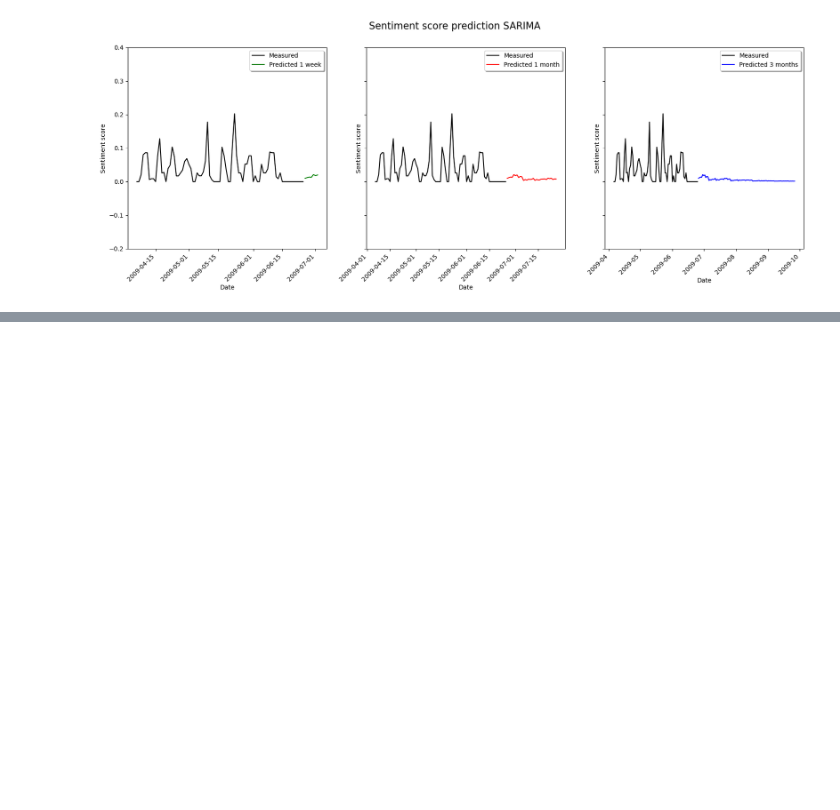
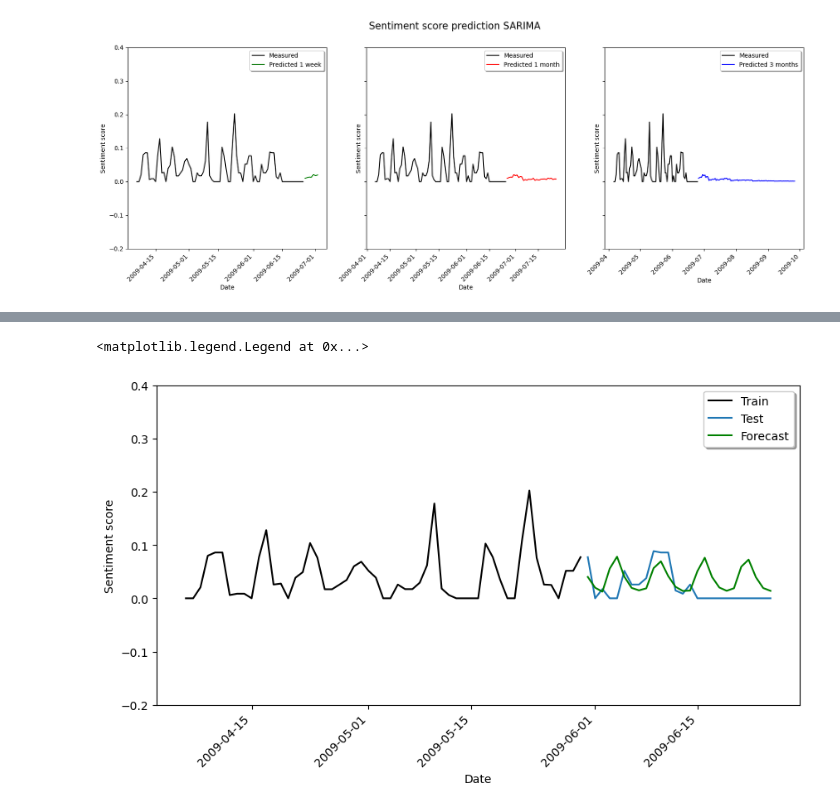
Before and after one commit to coharaCNJ/M.Sc.-Data-Analytics-Semester-2-CA2, a Jupyter notebook: Sentiment_Analysis_and_forecast.ipynb, the cells around one changed output, grey strips where cells are left out. Saved outputs shown, nothing was run; the diff lists cells and outputs as text; code cells hidden in the pictures; blank space fills up the shorter version.

```diff
--- a/Sentiment_Analysis_and_forecast.ipynb
+++ b/Sentiment_Analysis_and_forecast.ipynb
@@ -716,0 +760,10 @@ Text(0.5, 0.98, 'Sentiment score prediction SARIMA')
+# %%
+SARIMAmodel = SARIMAX(train, order = (3, 0, 3), seasonal_order=(3, 0, 3, 6))
+SARIMAmodel = SARIMAmodel.fit()
+
+y_pred = SARIMAmodel.get_forecast(26)
+y_pred_df = y_pred.conf_int(alpha = 0.05)
+y_pred_df["Predictions"] = SARIMAmodel.predict(start = y_pred_df.index[0],
+                                                end = y_pred_df.index[-1])
+y_pred_df.index.name='Date'
+y_pred_out_SARIMA = y_pred_df["Predictions"]
@@ -717,3 +789,17 @@ Text(0.5, 0.98, 'Sentiment score prediction SARIMA')
+# %%
+fig, axs = plt.subplots(1, 1, figsize=(10, 5))
+plt.ylim([-.2,.4])
+
+axs.plot(train, color = "black", label = 'Train')
+axs.set_ylabel('Sentiment score')
+axs.set_xlabel('Date')
+axs.plot(test, label = 'Test')
+axs.plot(y_pred_out_SARIMA, color='Green', label = 'Predictions')
+axs.set_xticks(axs.get_xticks(), axs.get_xticklabels(), rotation=45, ha='right')
+axs.legend(('Train', 'Test', 'Forecast'), loc='upper right', shadow=True)
+# %% [output]
+<matplotlib.legend.Legend at 0x...>
+[figure, added]
 # %%
 y_pred_out_week_SARIMA.to_csv('week_prediction.csv', index=True)
 y_pred_out_month_SARIMA.to_csv('month_prediction.csv', index=True)
```
Also changed, not shown: parts of 8 cells of this notebook, 1 other file.
